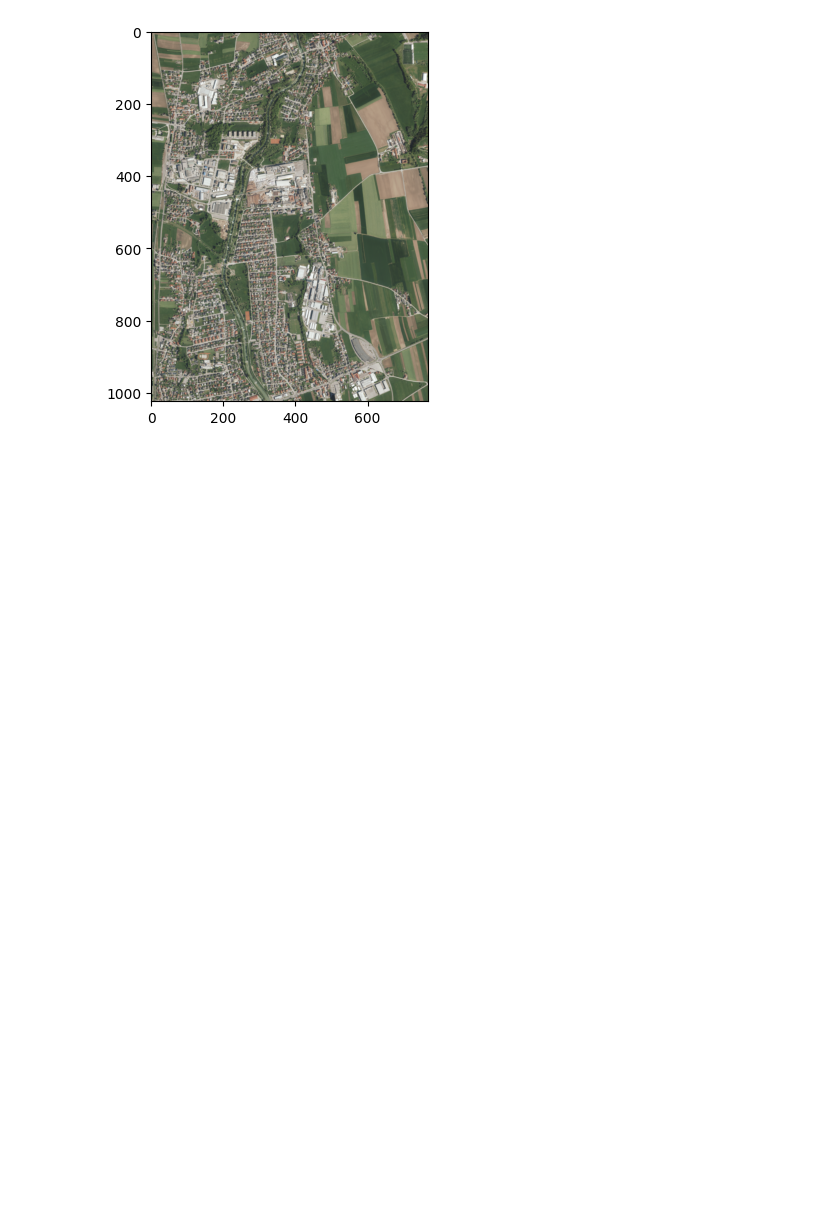
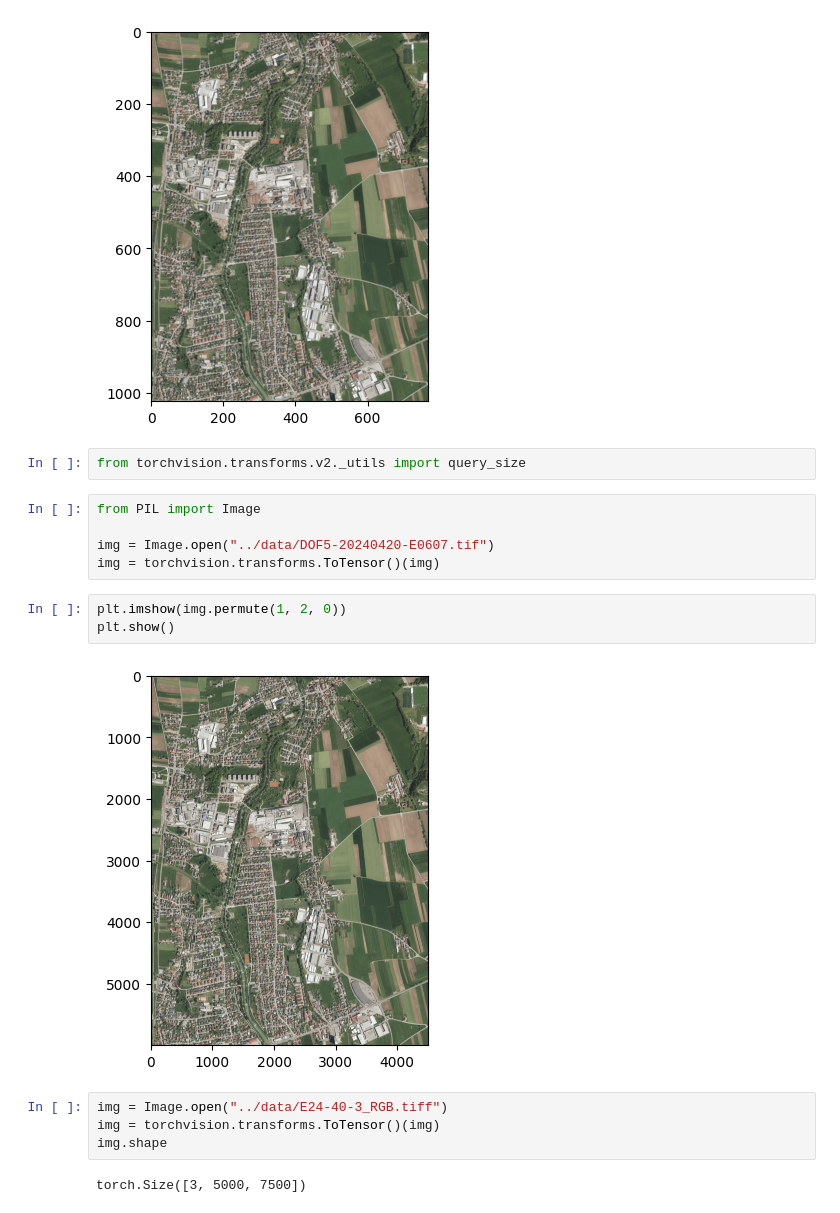
Before and after one commit to anablaz/dragonhack2024, a Jupyter notebook: src/prototyping.ipynb, the cells around one changed output. Saved outputs shown, nothing was run; the diff lists cells and outputs as text; blank space fills up the shorter version.

```diff
--- a/src/prototyping.ipynb
+++ b/src/prototyping.ipynb
@@ -139,3 +139,21 @@ plt.imshow(untiled.permute(1, 2, 0).to(torch.uint8))
 # %% [output]
 <matplotlib.image.AxesImage at 0x...>
 [figure]
+# %%
+from torchvision.transforms.v2._utils import query_size
+# %%
+from PIL import Image
+
+img = Image.open("../data/DOF5-20240420-E0607.tif")
+img = torchvision.transforms.ToTensor()(img)
+# %%
+plt.imshow(img.permute(1, 2, 0))
+plt.show()
+# %% [output]
+[figure, added]
+# %%
+img = Image.open("../data/E24-40-3_RGB.tiff")
+img = torchvision.transforms.ToTensor()(img)
+img.shape
+# %% [output]
+torch.Size([3, 5000, 7500])
```
Also changed, not shown: parts of 5 cells of this notebook.
